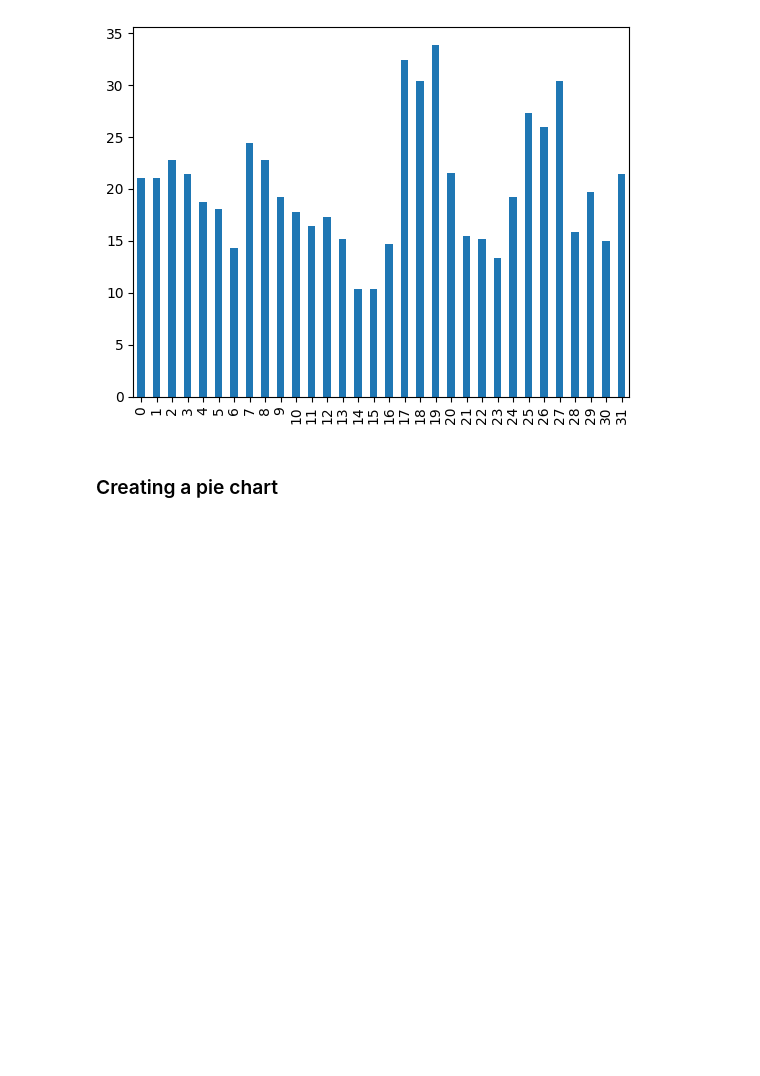
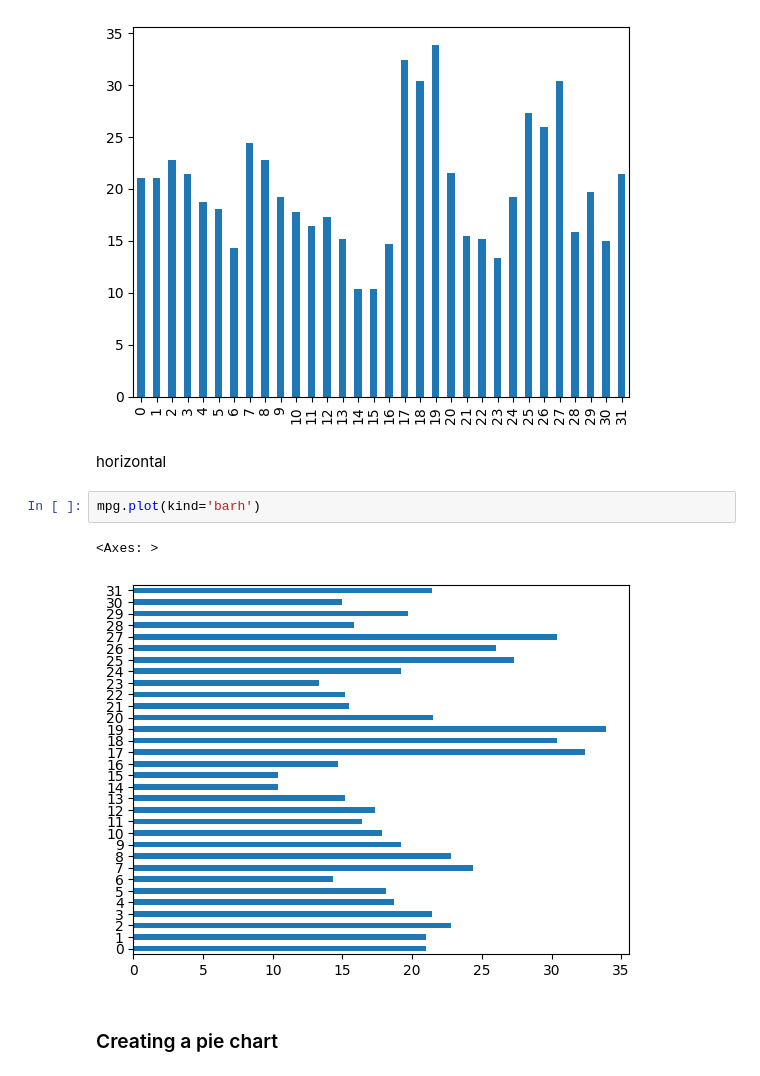
Before and after one commit to MaryWagura/python-for-data-science-and-machine-learning-essential-training-part-1-3006708, a Jupyter notebook: notebooks/04_02b.ipynb, the cells around one changed output. Cells and saved outputs as stored; diff of their text form; blank space fills up the shorter version.

Commit message:
charts

```diff
--- a/notebooks/04_02b.ipynb
+++ b/notebooks/04_02b.ipynb
@@ -51,6 +51,13 @@ mpg.plot(kind='bar')
 # %% [output]
 <Axes: >
 [figure]
+# %% [markdown]
+horizontal
+# %%
+mpg.plot(kind='barh')
+# %% [output]
+<Axes: >
+[figure, added]
 # %% [markdown]
 ### Creating a pie chart
 # %% [markdown]
```
